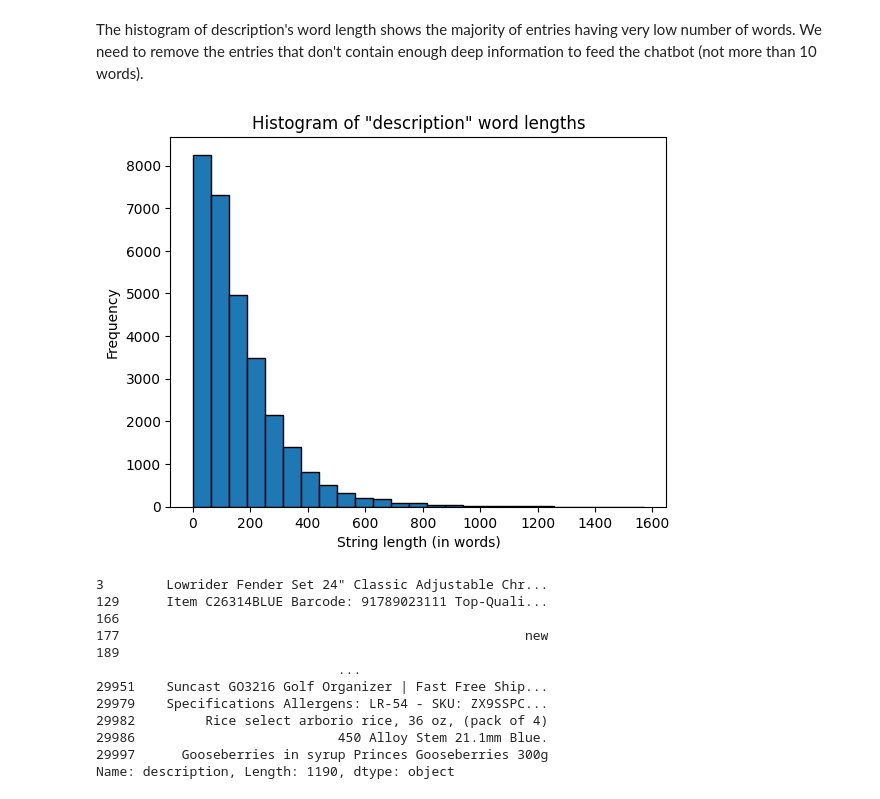
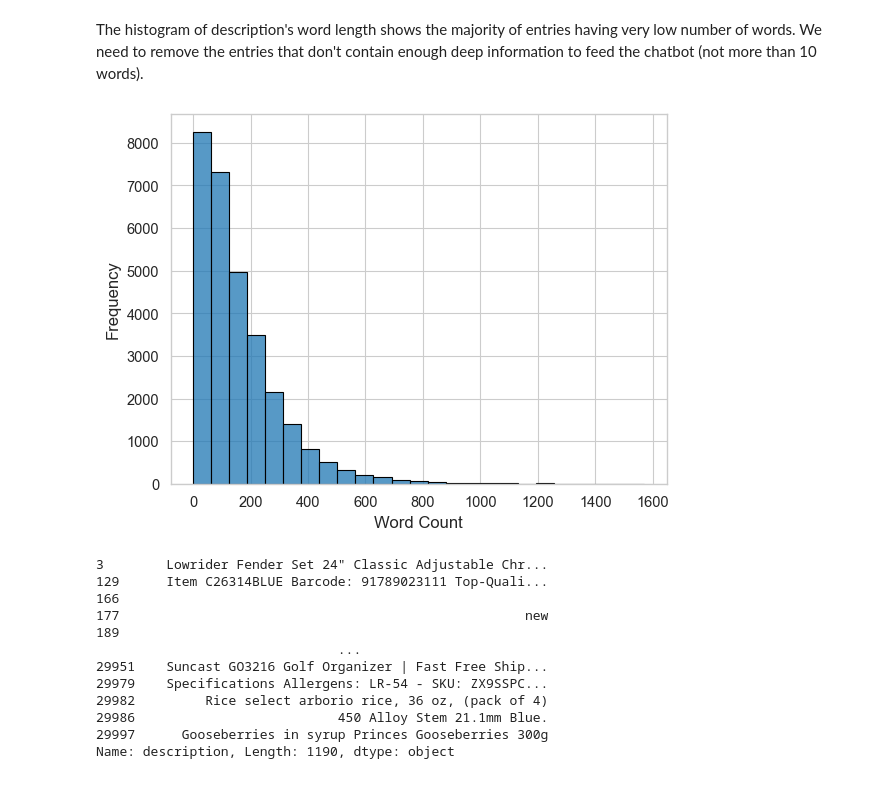
Before and after one commit to AlexBruBuxo/RAG-CHAT, a Jupyter notebook: notebooks/clean_data.ipynb, the cells around one changed output. Cells and saved outputs as stored; diff of their text form; code cells hidden in the pictures.

```diff
--- a/notebooks/clean_data.ipynb
+++ b/notebooks/clean_data.ipynb
@@ -89,13 +105,15 @@ Numbe of empty descriptions:
 # %% [markdown]
 The histogram of description's word length shows the majority of entries having very low number of words. We need to remove the entries that don't contain enough deep information to feed the chatbot (not more than 10 words).
 # %%
-plt.hist(df['description'].str.split().apply(len), bins=25, edgecolor='black')
-plt.xlabel('String length (in words)')
-plt.ylabel('Frequency')
-plt.title('Histogram of "description" word lengths')
+sns.set_context("paper", font_scale=1.2)
+
+sns.histplot(df['description'].str.split().apply(len), bins=25, kde=False, edgecolor='black')
+plt.xlabel('Word Count', fontsize=12)
+plt.ylabel('Frequency', fontsize=12)
+# plt.title('Description word lengths histogram', fontsize=14)
 plt.show()
 # %% [output]
-[figure, old version]
+[figure, new version]
 # %%
 desc_num_words = df["description"].str.split().apply(len)
 MIN_WORDS_THRESHOLD = 10
```
Also changed, not shown: parts of 3 cells of this notebook, 19 other files.
